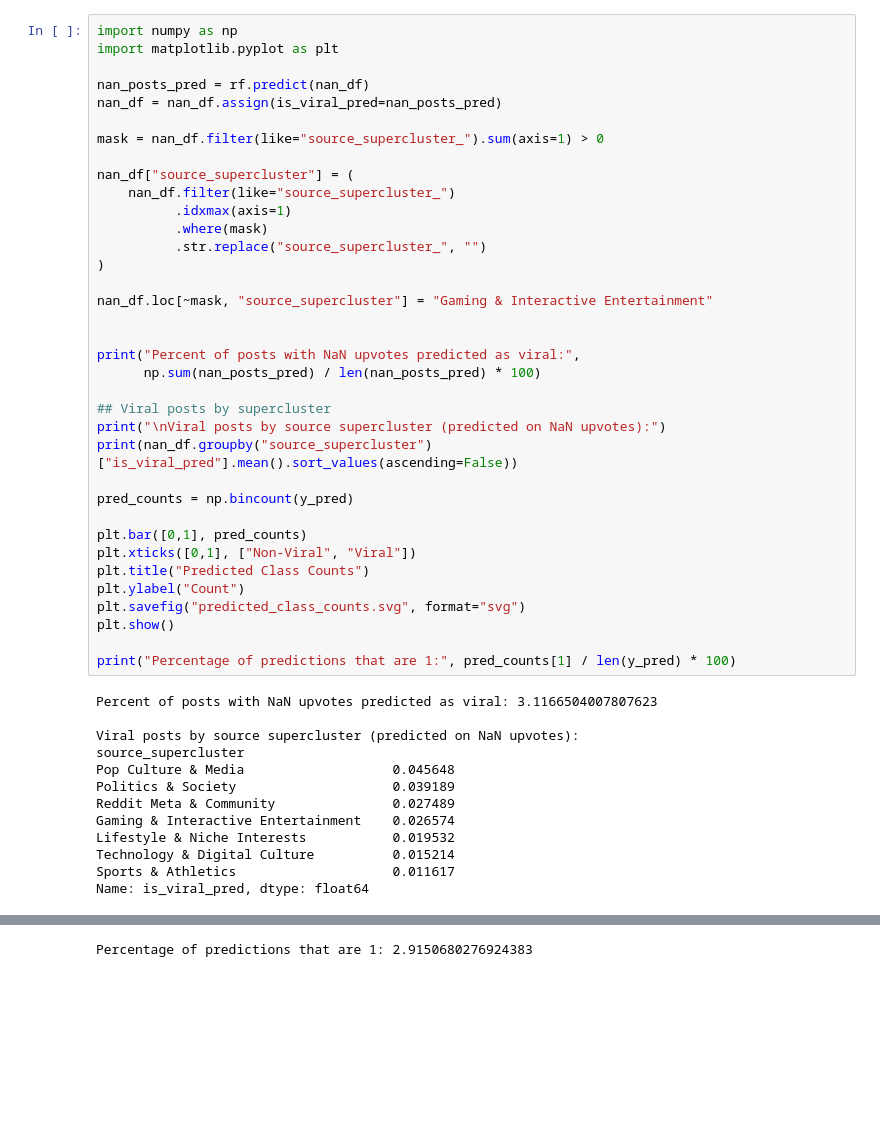
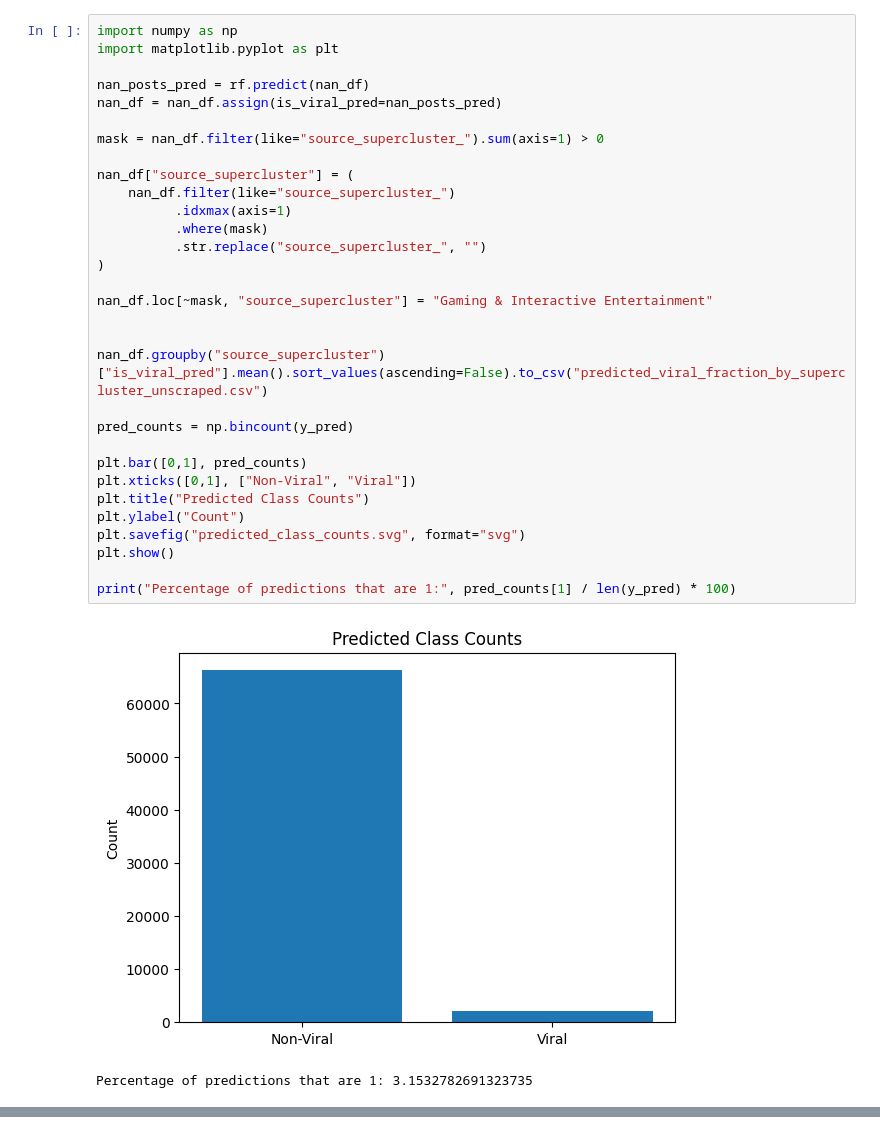
Before and after one commit to EPFLHenrik/ViralRedditCookbook, a Jupyter notebook: src/analysis/metric_analysis/predicting_posts.ipynb, the cells around one changed output, grey strips where cells are left out. Saved outputs shown, nothing was run; the diff lists cells and outputs as text; blank space fills up the shorter version.

```diff
--- a/src/analysis/metric_analysis/predicting_posts.ipynb
+++ b/src/analysis/metric_analysis/predicting_posts.ipynb
@@ -96,48 +98,33 @@ F1 Score: 0.19965075669383003
 import numpy as np
 import matplotlib.pyplot as plt
 
 nan_posts_pred = rf.predict(nan_df)
 nan_df = nan_df.assign(is_viral_pred=nan_posts_pred)
 
 mask = nan_df.filter(like="source_supercluster_").sum(axis=1) > 0
 
 nan_df["source_supercluster"] = (
     nan_df.filter(like="source_supercluster_")
           .idxmax(axis=1)
           .where(mask)
           .str.replace("source_supercluster_", "")
 )
 
 nan_df.loc[~mask, "source_supercluster"] = "Gaming & Interactive Entertainment"
 
 
-print("Percent of posts with NaN upvotes predicted as viral:",
-      np.sum(nan_posts_pred) / len(nan_posts_pred) * 100)
-
-## Viral posts by supercluster
-print("\nViral posts by source supercluster (predicted on NaN upvotes):")
-print(nan_df.groupby("source_supercluster")["is_viral_pred"].mean().sort_values(ascending=False))
+nan_df.groupby("source_supercluster")["is_viral_pred"].mean().sort_values(ascending=False).to_csv("predicted_viral_fraction_by_supercluster_unscraped.csv")
 
 pred_counts = np.bincount(y_pred)
 
 plt.bar([0,1], pred_counts)
 plt.xticks([0,1], ["Non-Viral", "Viral"])
 plt.title("Predicted Class Counts")
 plt.ylabel("Count")
 plt.savefig("predicted_class_counts.svg", format="svg")
 plt.show()
 
 print("Percentage of predictions that are 1:", pred_counts[1] / len(y_pred) * 100)
 # %% [output]
+[figure, new version]
-Percent of posts with NaN upvotes predicted as viral: 3.1166504007807623
-
-Viral posts by source supercluster (predicted on NaN upvotes):
-source_supercluster
-Pop Culture & Media                   0.045648
-Politics & Society                    0.039189
-Reddit Meta & Community               0.027489
-Gaming & Interactive Entertainment    0.026574
-Lifestyle & Niche Interests           0.019532
-Technology & Digital Culture          0.015214
-Sports & Athletics                    0.011617
-Name: is_viral_pred, dtype: float64
+Percentage of predictions that are 1: 3.1532782691323735
@@ -145 +130,0 @@ Name: is_viral_pred, dtype: float64
-Percentage of predictions that are 1: 2.9150680276924383
```
Also changed, not shown: parts of 8 cells of this notebook, 57 other files.
